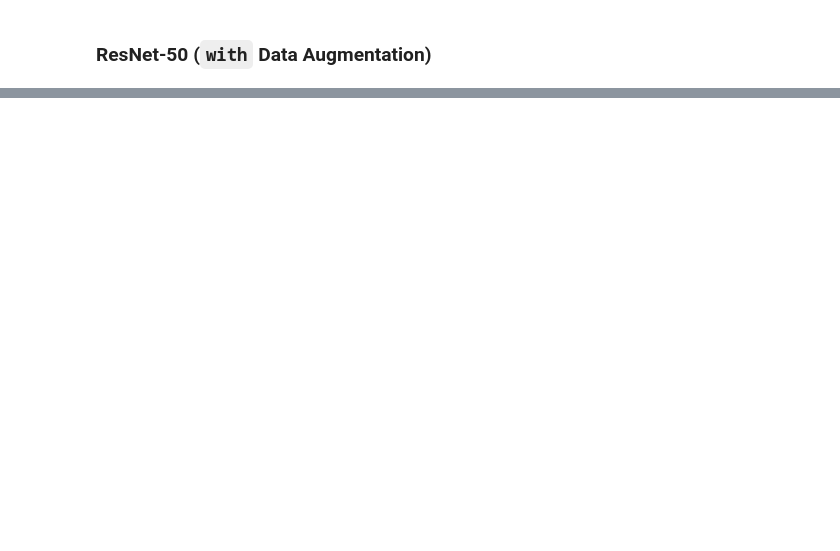
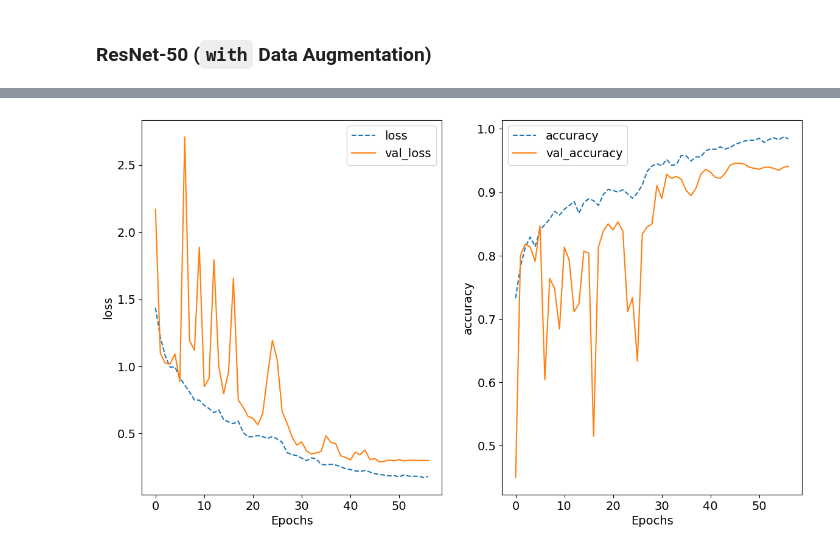
Before and after one commit to debnsuma/ms-nn-cv, a Jupyter notebook: case_study/Ninjacart/Ninjacart_CNN.ipynb, the cells around one changed output, grey strips where cells are left out. Drawn from its saved outputs; the diff is of its cells as text; code cells hidden in the pictures; blank space fills up the shorter version.

```diff
--- a/case_study/Ninjacart/Ninjacart_CNN.ipynb
+++ b/case_study/Ninjacart/Ninjacart_CNN.ipynb
@@ -664,0 +952,3 @@ print(classification_report(actual_labels, pred_labels, target_names=classes))
+# %%
+model = custom_model()
+model.summary()
@@ -664,0 +998,2 @@ print(classification_report(actual_labels, pred_labels, target_names=classes))
+# %%
+model_fit = compile_train_v2a(model, train_data, val_data, epochs=100)
@@ -664,0 +1018,4 @@ print(classification_report(actual_labels, pred_labels, target_names=classes))
+# %%
+training_plot(['loss', 'accuracy'], model_fit)
+# %% [output]
+[figure, added]
```
Also changed, not shown: parts of 23 cells of this notebook, 1 other file.
